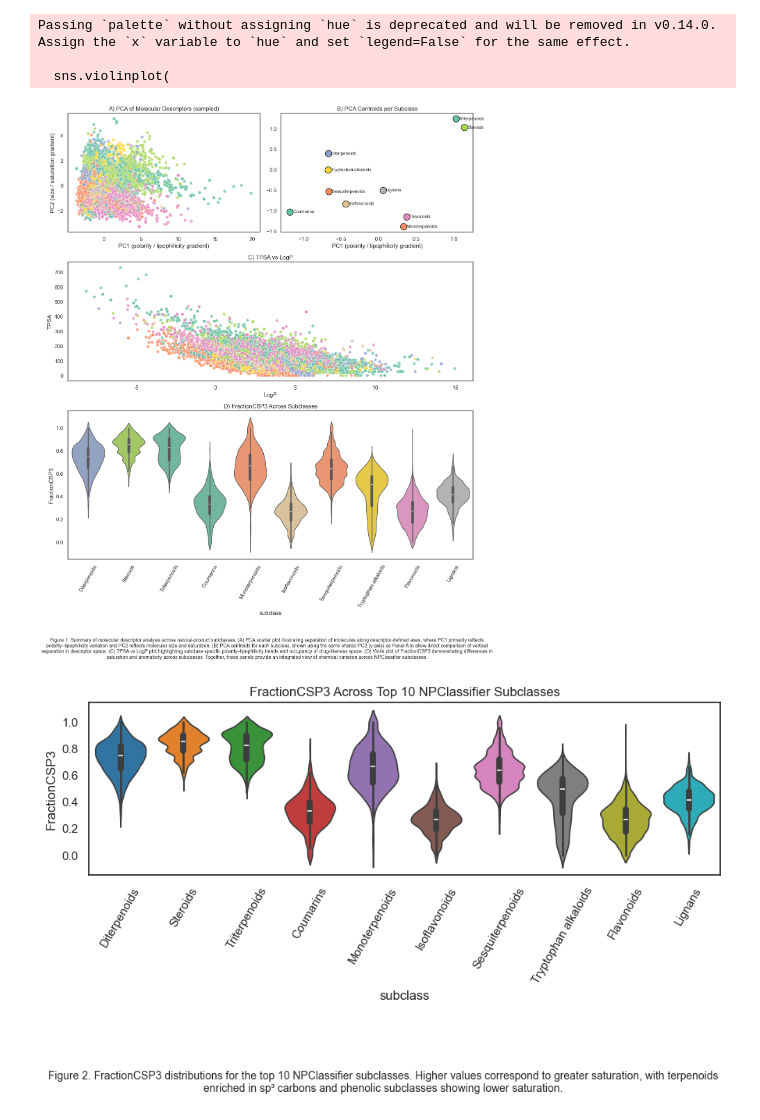
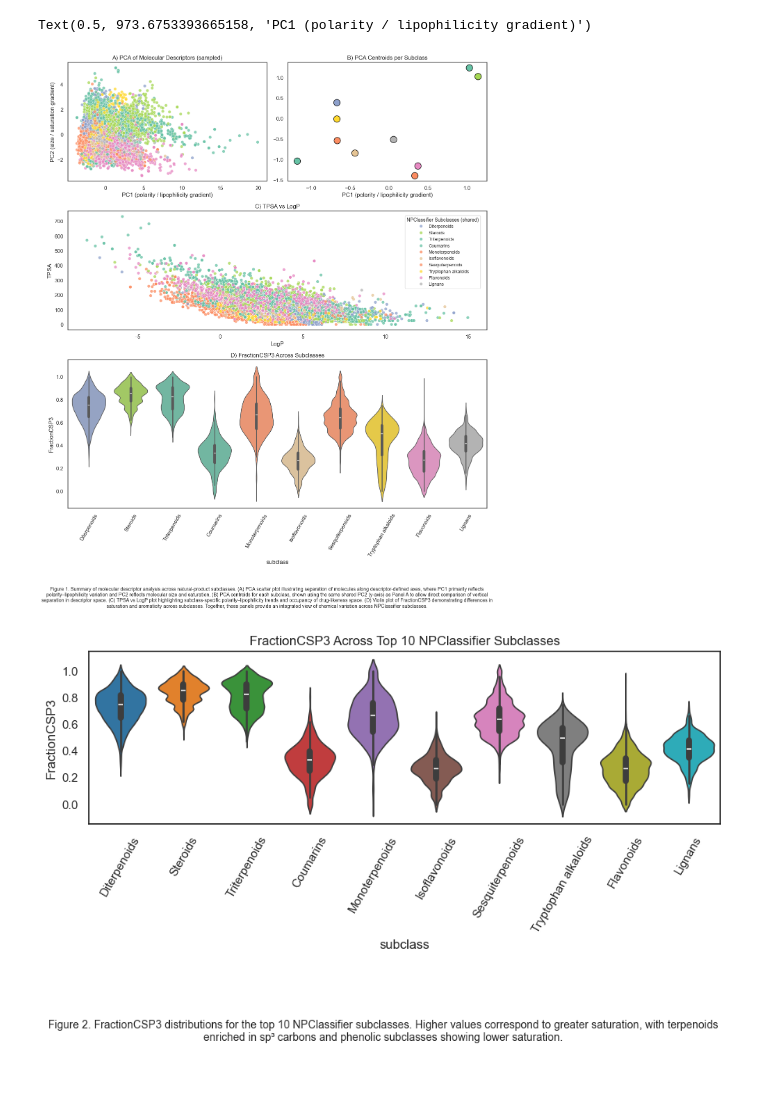
Before and after one commit to Hassan-Haydar/DSA103, a Jupyter notebook: LifeScienceData/project/final_project.ipynb, the cells around one changed output. Drawn from its saved outputs; the diff is of its cells as text; code cells hidden in the pictures; blank space fills up the shorter version.

Commit message:
added: the finalized figure 1 summary of all figures

```diff
--- a/LifeScienceData/project/final_project.ipynb
+++ b/LifeScienceData/project/final_project.ipynb
@@ -140,12 +140,10 @@ for sub in centroids.index:
         centroids.loc[sub, "PC1"], centroids.loc[sub, "PC2"],
         s=180, color=color_map[sub], edgecolor="black"
     )
-    axB.text(
-        centroids.loc[sub, "PC1"] + 0.04,
-        centroids.loc[sub, "PC2"],
-        sub, fontsize=9, va="center"
-    )
+
 axB.set_title("B) PCA Centroids per Subclass", fontsize=12)
+
+
 
 # ---------------- Panel C — TPSA vs LogP (full width) ----------------
 axC = fig.add_subplot(gs[1, :])
@@ -157,14 +155,32 @@ sns.scatterplot(
 axC.set_title("C) TPSA vs LogP", fontsize=12)
 axC.legend_.remove()
 
+# ---- Clean legend placed inside Panel C (top-right corner) ----
+handles, labels = axA.get_legend_handles_labels()
+
+axC.legend(
+    handles,
+    labels,
+    title="NPClassifier Subclasses (shared)",
+    loc="upper right",
+    bbox_to_anchor=(0.99, 0.98),   # adjust to push legend slightly inward
+    frameon=True,
+    fontsize=9,
+    title_fontsize=10
+)
+
+
+
 # ---------------- Panel D — Violin plot (bottom full width) ----------------
 axD = fig.add_subplot(gs[2, :])
 sns.violinplot(
     data=df_plot,
     x="subclass",
     y="FractionCSP3",
+    hue="subclass",
     palette=color_map,
-    ax=axD
+    ax=axD,
+    legend=False
 )
 axD.set_title("D) FractionCSP3 Across Subclasses", fontsize=12)
 axD.tick_params(axis='x', rotation=60)
@@ -172,43 +188,35 @@ axD.tick_params(axis='x', rotation=60)
 plt.tight_layout()
 
 # -------------------------------------------------------------------------
 # 3) CAPTION
 # -------------------------------------------------------------------------
 caption = (
     "Figure 1. Summary of molecular descriptor analysis across natural-product subclasses. "
     "(A) PCA scatter plot illustrating separation of molecules along descriptor-defined axes, "
     "where PC1 primarily reflects polarity–lipophilicity variation and PC2 reflects molecular "
     "size and saturation. (B) PCA centroids for each subclass, shown using the same shared PC2 "
     "(y-axis) as Panel A to allow direct comparison of vertical separation in descriptor space. "
     "(C) TPSA vs LogP plot highlighting subclass-specific polarity–lipophilicity trends and "
     "occupancy of drug-likeness space. (D) Violin plot of FractionCSP3 demonstrating differences "
     "in saturation and aromaticity across subclasses. Together, these panels provide an integrated "
     "view of chemical variation across NPClassifier subclasses.")
 
 fig.text(
     0.5, -0.03,
     caption,
     ha="center",
     va="top",
     fontsize=10,
     wrap=True
 )
 axA.set_xlabel("PC1 (polarity / lipophilicity gradient)")
 axA.set_ylabel("PC2 (size / saturation gradient)")
 
 
 axB.set_xlabel("PC1 (polarity / lipophilicity gradient)")
-
-
-# Save as SVG vector graphic
-fig.savefig("chemical_space_summary.svg", format="svg", dpi=300, bbox_inches="tight")
-
-plt.show()
 # %% [output]
-Passing `palette` without assigning `hue` is deprecated and will be removed in v0.14.0. Assign the `x` variable to `hue` and set `legend=False` for the same effect.
-
-  sns.violinplot(
+Text(0.5, 973.6753393665158, 'PC1 (polarity / lipophilicity gradient)')
-[figure, old version]
+[figure, new version]
 # %%
 # --- Select top 10 NPClassifier subclasses ---
 top_sub = df_final["subclass"].value_counts().index[:10]
```
Also changed, not shown: parts of 2 cells of this notebook.
